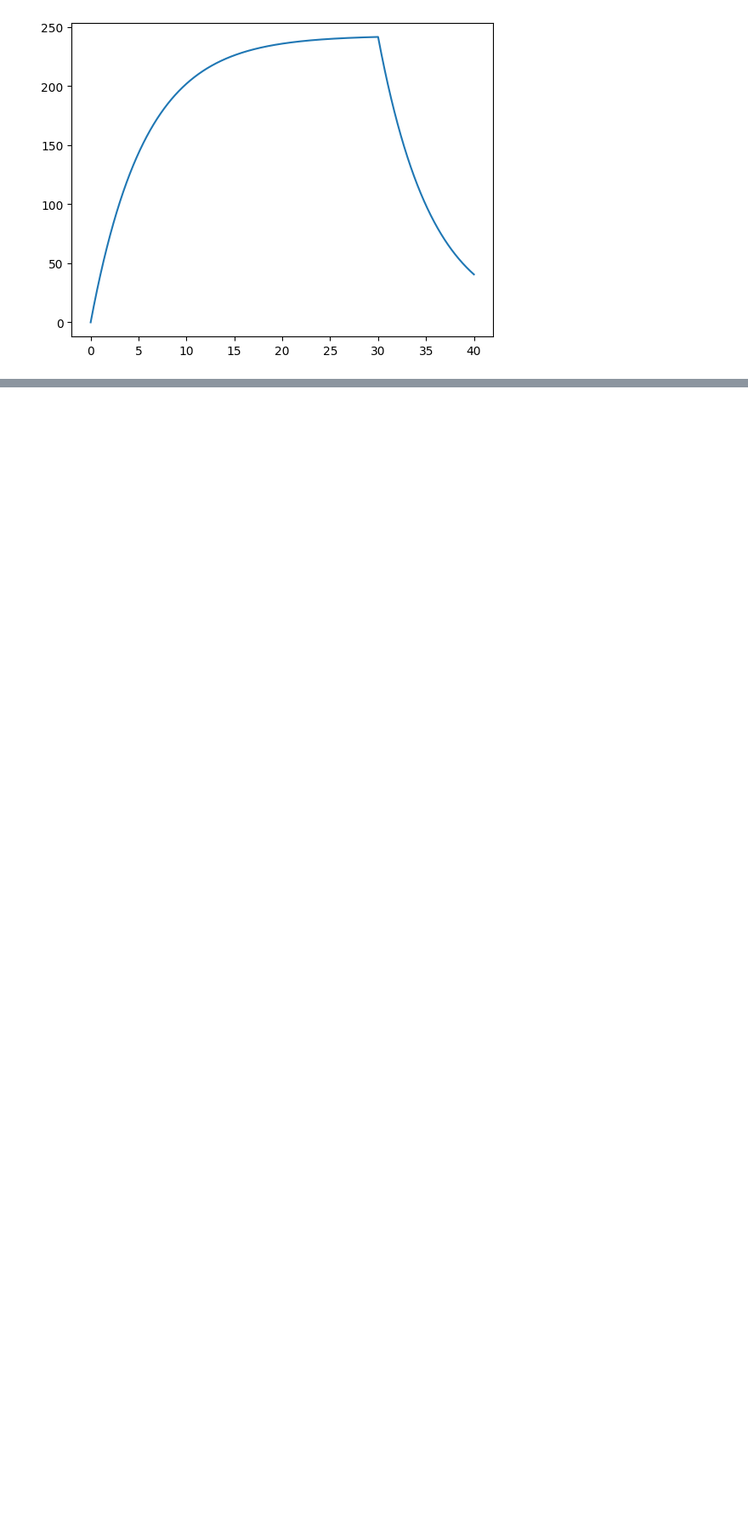
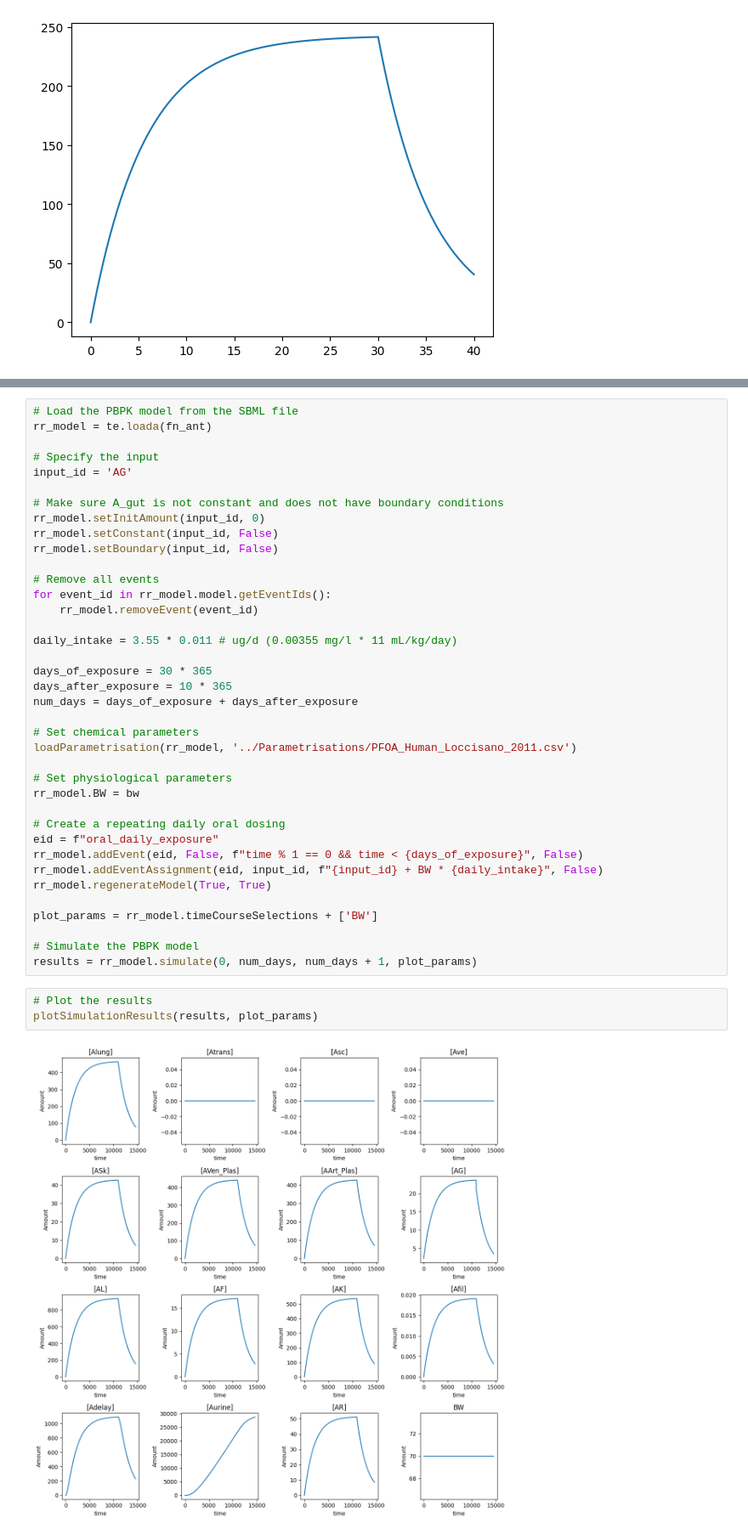
Before and after one commit to rivm-syso/pfasPBK, a Jupyter notebook: noteboooks/test_pfas_implementation.ipynb, the cells around one changed output, grey strips where cells are left out. Shown at 85% size. Drawn from its saved outputs; the diff is of its cells as text; blank space fills up the shorter version.

```diff
--- a/noteboooks/test_pfas_implementation.ipynb
+++ b/noteboooks/test_pfas_implementation.ipynb
@@ -90,0 +97,43 @@ plt.ylabel = 'Concentration (ug/L)'
+# %%
+# Load the PBPK model from the SBML file
+rr_model = te.loada(fn_ant)
+
+# Specify the input
+input_id = 'AG'
+
+# Make sure A_gut is not constant and does not have boundary conditions
+rr_model.setInitAmount(input_id, 0)
+rr_model.setConstant(input_id, False)
+rr_model.setBoundary(input_id, False)
+
+# Remove all events
+for event_id in rr_model.model.getEventIds():
+    rr_model.removeEvent(event_id)
+
+daily_intake = 3.55 * 0.011 # ug/d (0.00355 mg/l * 11 mL/kg/day)
+
+days_of_exposure = 30 * 365
+days_after_exposure = 10 * 365
+num_days = days_of_exposure + days_after_exposure
+
+# Set chemical parameters
+loadParametrisation(rr_model, '../Parametrisations/PFOA_Human_Loccisano_2011.csv')
+
+# Set physiological parameters
+rr_model.BW = bw
+
+# Create a repeating daily oral dosing
+eid = f"oral_daily_exposure"
+rr_model.addEvent(eid, False, f"time % 1 == 0 && time < {days_of_exposure}", False)
+rr_model.addEventAssignment(eid, input_id, f"{input_id} + BW * {daily_intake}", False)
+rr_model.regenerateModel(True, True)
+
+plot_params = rr_model.timeCourseSelections + ['BW']
+
+# Simulate the PBPK model
+results = rr_model.simulate(0, num_days, num_days + 1, plot_params)
+# %%
+# Plot the results
+plotSimulationResults(results, plot_params)
+# %% [output]
+[figure, added]
```
Also changed, not shown: parts of 4 cells of this notebook, 1 other file.
